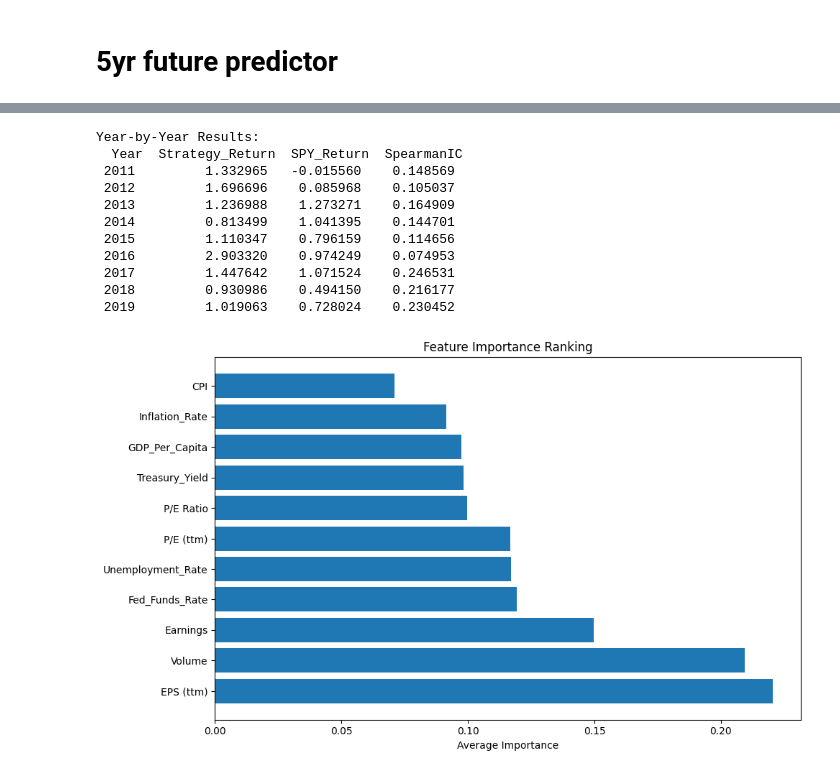
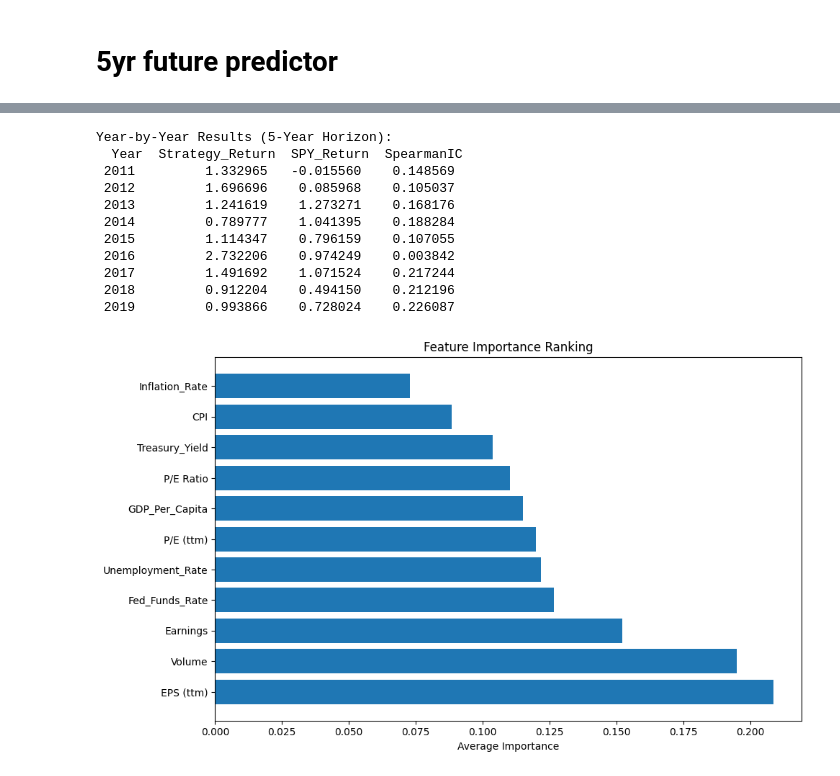
Before and after one commit to Dmeisterr/stock-program, a Jupyter notebook: src/DataAnalysis.ipynb, the cells around one changed output, grey strips where cells are left out. Saved outputs shown, nothing was run; the diff lists cells and outputs as text; code cells hidden in the pictures.

```diff
--- a/src/DataAnalysis.ipynb
+++ b/src/DataAnalysis.ipynb
@@ -3878,7 +3878,7 @@ def tune_model(pipe: Pipeline, X: pd.DataFrame, y: pd.Series) -> Pipeline:
     search = RandomizedSearchCV(
         pipe,
         param_distributions=param_dist,
-        n_iter=20,
+        n_iter=50,
         cv=tscv,
         scoring="r2",
         random_state=0,
@@ -4045,7 +4045,7 @@ def main() -> None:
     performance_metrics(backtest_df, feature_importances)
 
     # Show final table
-    print("\nYear‑by‑Year Results:\n", backtest_df.to_string(index=False))
+    print(f"\nYear‑by‑Year Results ({HORIZON_YEARS}-Year Horizon):\n", backtest_df.to_string(index=False))
 
 
 if __name__ == "__main__":
@@ -4215,7 +4215,7 @@ def tune_model(pipe: Pipeline, X: pd.DataFrame, y: pd.Series) -> Pipeline:
     search = RandomizedSearchCV(
         pipe,
         param_distributions=param_dist,
-        n_iter=20,
+        n_iter=50,
         cv=tscv,
         scoring="r2",
         random_state=0,
@@ -4382,8 +4382,7 @@ def main() -> None:
     performance_metrics(backtest_df, feature_importances)
 
     # Show final table
-    print("\nYear‑by‑Year Results:\n", backtest_df.to_string(index=False))
-
+    print(f"\nYear‑by‑Year Results ({HORIZON_YEARS}-Year Horizon):\n", backtest_df.to_string(index=False))
 
 if __name__ == "__main__":
     main()
@@ -4548,7 +4547,7 @@ def tune_model(pipe: Pipeline, X: pd.DataFrame, y: pd.Series) -> Pipeline:
     search = RandomizedSearchCV(
         pipe,
         param_distributions=param_dist,
-        n_iter=20,
+        n_iter=50,
         cv=tscv,
         scoring="r2",
         random_state=0,
@@ -4715,7 +4714,7 @@ def main() -> None:
     performance_metrics(backtest_df, feature_importances)
 
     # Show final table
-    print("\nYear‑by‑Year Results:\n", backtest_df.to_string(index=False))
+    print(f"\nYear‑by‑Year Results ({HORIZON_YEARS}-Year Horizon):\n", backtest_df.to_string(index=False))
 
 
 if __name__ == "__main__":
@@ -4741,12 +4740,12 @@ if __name__ == "__main__":
-Year‑by‑Year Results:
+Year‑by‑Year Results (5-Year Horizon):
   Year  Strategy_Return  SPY_Return  SpearmanIC
  2011         1.332965   -0.015560    0.148569
  2012         1.696696    0.085968    0.105037
- 2013         1.236988    1.273271    0.164909
- 2014         0.813499    1.041395    0.144701
- 2015         1.110347    0.796159    0.114656
- 2016         2.903320    0.974249    0.074953
- 2017         1.447642    1.071524    0.246531
- 2018         0.930986    0.494150    0.216177
- 2019         1.019063    0.728024    0.230452
+ 2013         1.241619    1.273271    0.168176
+ 2014         0.789777    1.041395    0.188284
+ 2015         1.114347    0.796159    0.107055
+ 2016         2.732206    0.974249    0.003842
+ 2017         1.491692    1.071524    0.217244
+ 2018         0.912204    0.494150    0.212196
+ 2019         0.993866    0.728024    0.226087
-[figure, old version]
+[figure, new version]
```
Also changed, not shown: parts of 3 cells of this notebook, 1 other file.
